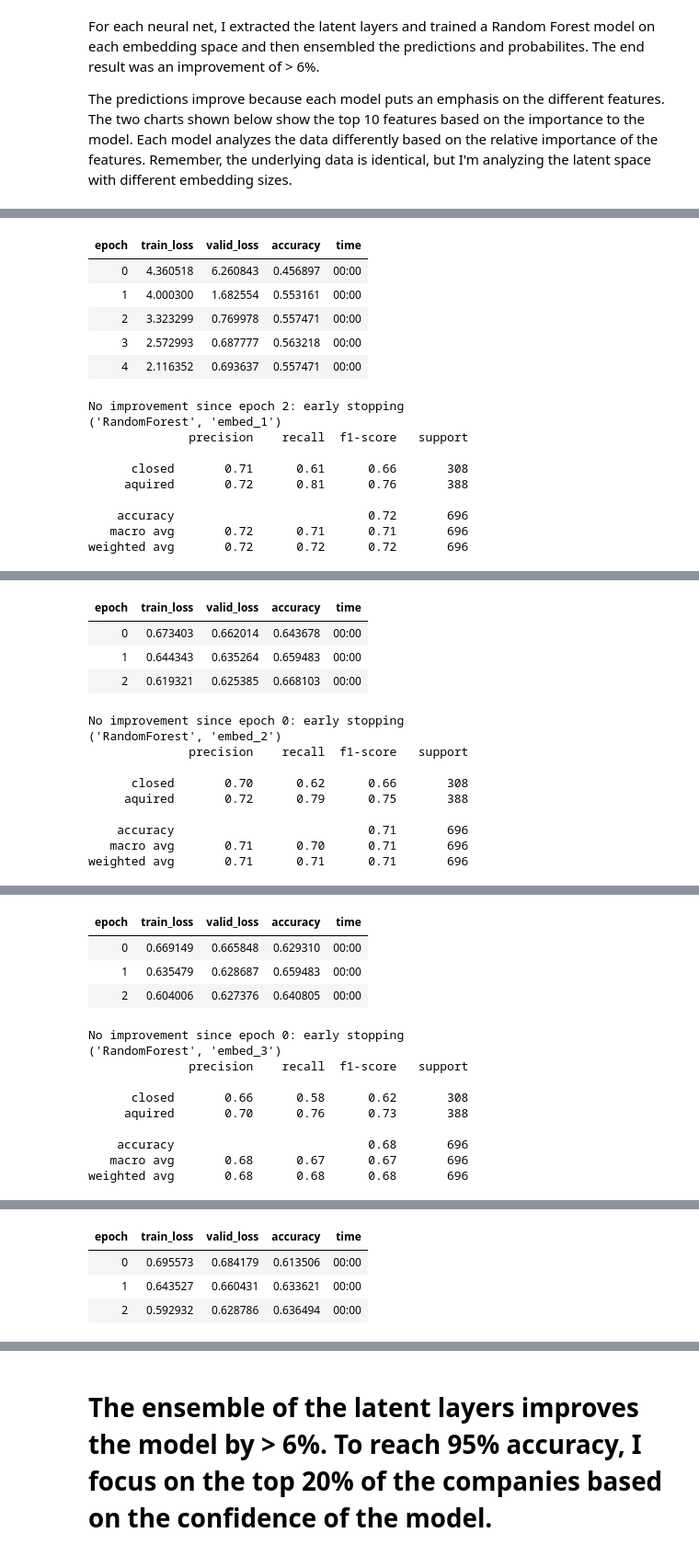
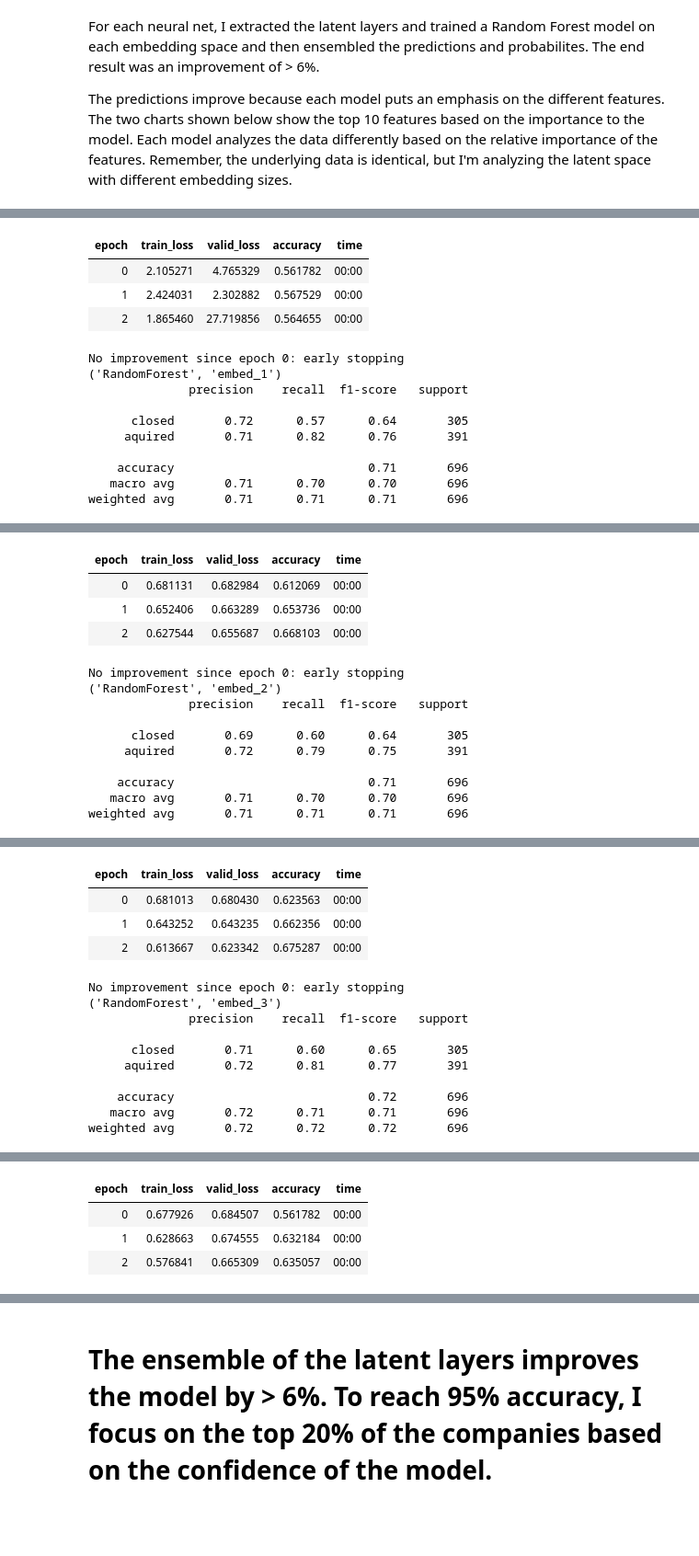
Before and after one commit to patrick-hanley/thought_experiments_original, a Jupyter notebook: _notebooks/2021-02-05-fastai_crunchbase.ipynb, the cells around one changed output, grey strips where cells are left out. Shown: that part at 92% size. Saved outputs shown, nothing was run; the diff lists cells and outputs as text; code cells hidden in the pictures; blank space fills up the shorter version.

```diff
--- a/_notebooks/2021-02-05-fastai_crunchbase.ipynb
+++ b/_notebooks/2021-02-05-fastai_crunchbase.ipynb
@@ -157,7 +122,7 @@ def run_exps(models, X_train: pd.DataFrame , y_train: pd.DataFrame, X_test: pd.D
     target_names = ['closed', 'aquired']
     for model_name, model in models:
         kfold = model_selection.KFold(n_splits=5, shuffle=True,
-                                      random_state=90210)
+                                      random_state=random.seed(1234))
 
         cv_results = model_selection.cross_validate(model, X_train, y_train,
                                                     cv=kfold, scoring=scoring)
@@ -359,19 +324,22 @@ dep_var = 'status'
 # X=df_nn_final.copy()
 # X.drop(['status'],axis=1,inplace=True)
 
-
+random.seed(1234)
 seed = 7
 test_size = 0.2
-X_train, X_test, y_train, y_test = train_test_split(X, y, test_size=test_size, random_state=seed)
+X_train, X_test, y_train, y_test = train_test_split(X, y, test_size=test_size, random_state=random.seed(1234))
 splits = (list(X_train.index),list(X_test.index))
 
 
 cont_nn, cat_nn = cont_cat_split(df_nn_final, max_card=10, dep_var=dep_var)
 # %%
 # array of ML models (only using one for demonstration)
+random.seed(1234)
 models = [
-      ('RandomForest', RandomForestClassifier(max_depth=200, random_state=0,
-                                     oob_score=True, min_samples_split=30)),
+      ('RandomForest', RandomForestClassifier(max_depth=200,
+                                              random_state=random.seed(1234),
+                                              oob_score=True,
+                                              min_samples_split=30)),
     ]
 
 procs_nn = [Categorify, FillMissing, Normalize]
@@ -381,83 +349,81 @@ to_nn = TabularPandas(df_nn_final, procs_nn, cat_nn, cont_nn,
 dls = to_nn.dataloaders(512)
 
 emb_szs={'city':1, 'market':1,'region':1,'founded_month':1,
          'founded_quarter':1,'state_code':1}
 _, embeded_xs_1, xs_valid_1 = nn_embeddings(emb_szs)
 
 embed_1_df = run_exps(models, embeded_xs_1, y_train, xs_valid_1, y_test,
                       'embed_1')
 
 
 emb_szs={'city':2, 'market':2,'region':2,'founded_month':2,
          'founded_quarter':2,'state_code':2}
 _, embeded_xs_2, xs_valid_2 = nn_embeddings(emb_szs)
 embed_2_df = run_exps(models, embeded_xs_2, y_train, xs_valid_2, y_test,
                       'embed_2')
 
 
 emb_szs={'city':3, 'market':3,'region':3,'founded_month':3,
          'founded_quarter':3,'state_code':3}
 _, embeded_xs_3, xs_valid_3 = nn_embeddings(emb_szs)
 embed_3_df = run_exps(models, embeded_xs_3, y_train, xs_valid_3, y_test,
                          'embed_3')
 
 
 _, embeded_xs_default, xs_valid_default = nn_embeddings()
 embed_default_df = run_exps(models, embeded_xs_default, y_train,
                             xs_valid_default, y_test, 'default_embedding')
 # %% [output]
 [interactive output not drawn]
 | epoch | train_loss | valid_loss | accuracy | time |
-| 0 | 4.360518 | 6.260843 | 0.456897 | 00:00 |
-| 1 | 4.000300 | 1.682554 | 0.553161 | 00:00 |
-| 2 | 3.323299 | 0.769978 | 0.557471 | 00:00 |
-| 3 | 2.572993 | 0.687777 | 0.563218 | 00:00 |
-| 4 | 2.116352 | 0.693637 | 0.557471 | 00:00 |
+| 0 | 2.105271 | 4.765329 | 0.561782 | 00:00 |
+| 1 | 2.424031 | 2.302882 | 0.567529 | 00:00 |
+| 2 | 1.865460 | 27.719856 | 0.564655 | 00:00 |
-No improvement since epoch 2: early stopping
+No improvement since epoch 0: early stopping
 ('RandomForest', 'embed_1')
               precision    recall  f1-score   support
 
-      closed       0.71      0.61      0.66       308
-     aquired       0.72      0.81      0.76       388
+      closed       0.72      0.57      0.64       305
+     aquired       0.71      0.82      0.76       391
 
-    accuracy                           0.72       696
-   macro avg       0.72      0.71      0.71       696
-weighted avg       0.72      0.72      0.72       696
+    accuracy                           0.71       696
+   macro avg       0.71      0.70      0.70       696
+weighted avg       0.71      0.71      0.71       696
 [interactive output not drawn]
 | epoch | train_loss | valid_loss | accuracy | time |
-| 0 | 0.673403 | 0.662014 | 0.643678 | 00:00 |
-| 1 | 0.644343 | 0.635264 | 0.659483 | 00:00 |
-| 2 | 0.619321 | 0.625385 | 0.668103 | 00:00 |
+| 0 | 0.681131 | 0.682984 | 0.612069 | 00:00 |
+| 1 | 0.652406 | 0.663289 | 0.653736 | 00:00 |
+| 2 | 0.627544 | 0.655687 | 0.668103 | 00:00 |
 No improvement since epoch 0: early stopping
 ('RandomForest', 'embed_2')
               precision    recall  f1-score   support
 
-      closed       0.70      0.62      0.66       308
-     aquired       0.72      0.79      0.75       388
+      closed       0.69      0.60      0.64       305
+     aquired       0.72      0.79      0.75       391
 
     accuracy                           0.71       696
-   macro avg       0.71      0.70      0.71       696
+   macro avg       0.71      0.70      0.70       696
 weighted avg       0.71      0.71      0.71       696
 [interactive output not drawn]
 | epoch | train_loss | valid_loss | accuracy | time |
-| 0 | 0.669149 | 0.665848 | 0.629310 | 00:00 |
-| 1 | 0.635479 | 0.628687 | 0.659483 | 00:00 |
-| 2 | 0.604006 | 0.627376 | 0.640805 | 00:00 |
+| 0 | 0.681013 | 0.680430 | 0.623563 | 00:00 |
+| 1 | 0.643252 | 0.643235 | 0.662356 | 00:00 |
+| 2 | 0.613667 | 0.623342 | 0.675287 | 00:00 |
 No improvement since epoch 0: early stopping
 ('RandomForest', 'embed_3')
               precision    recall  f1-score   support
 
-      closed       0.66      0.58      0.62       308
-     aquired       0.70      0.76      0.73       388
+      closed       0.71      0.60      0.65       305
+     aquired       0.72      0.81      0.77       391
 
-    accuracy                           0.68       696
-   macro avg       0.68      0.67      0.67       696
-weighted avg       0.68      0.68      0.68       696
+    accuracy                           0.72       696
+   macro avg       0.72      0.71      0.71       696
+weighted avg       0.72      0.72      0.72       696
 [interactive output not drawn]
 | epoch | train_loss | valid_loss | accuracy | time |
-| 0 | 0.695573 | 0.684179 | 0.613506 | 00:00 |
-| 1 | 0.643527 | 0.660431 | 0.633621 | 00:00 |
-| 2 | 0.592932 | 0.628786 | 0.636494 | 00:00 |
+| 0 | 0.677926 | 0.684507 | 0.561782 | 00:00 |
+| 1 | 0.628663 | 0.674555 | 0.632184 | 00:00 |
+| 2 | 0.576841 | 0.665309 | 0.635057 | 00:00 |
 No improvement since epoch 0: early stopping
 ('RandomForest', 'default_embedding')
               precision    recall  f1-score   support
```
Also changed, not shown: parts of 8 cells of this notebook.
